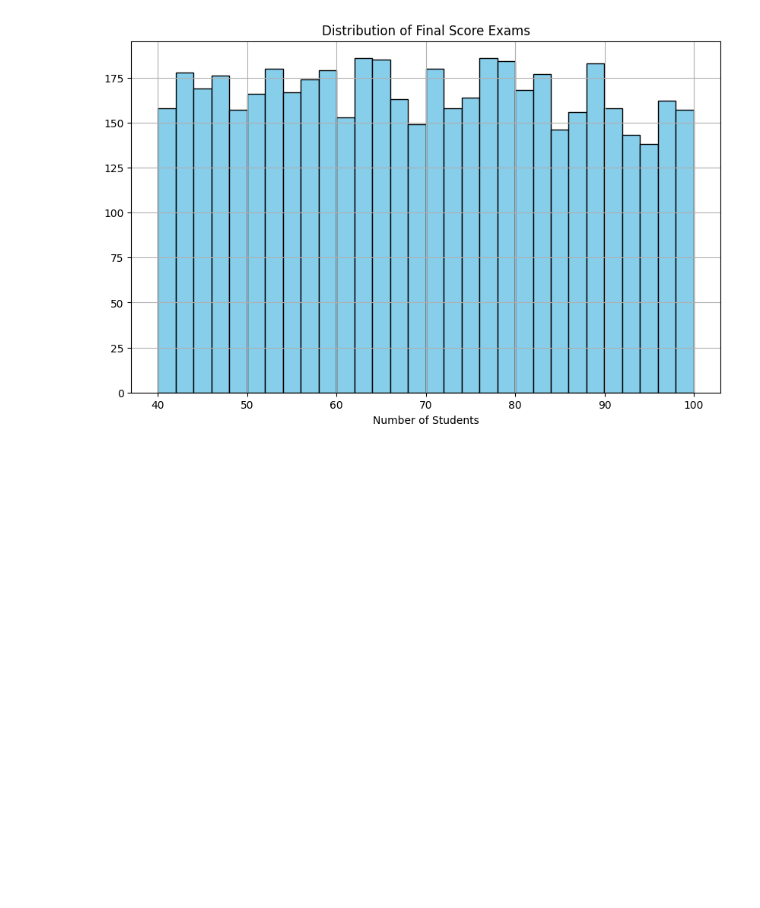
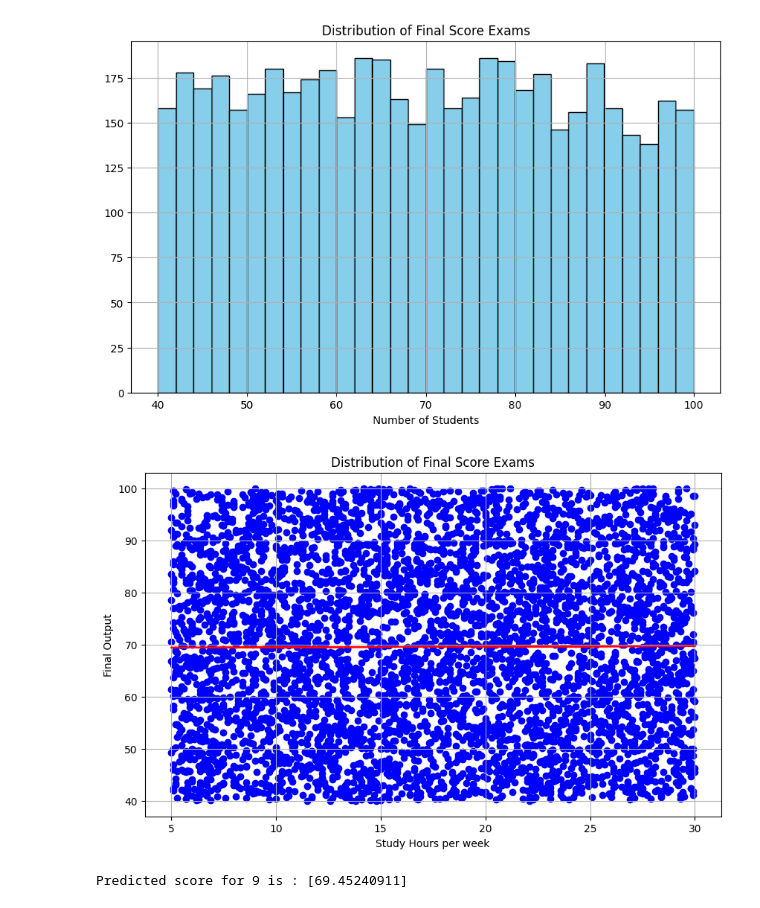
Before and after one commit to 1M-ARNAVERMA/Machine_Learning, a Jupyter notebook: Student_Score_Prediction_Project_2.ipynb, the cells around one changed output. Saved outputs shown, nothing was run; the diff lists cells and outputs as text; code cells hidden in the pictures; blank space fills up the shorter version.

```diff
--- a/Student_Score_Prediction_Project_2.ipynb
+++ b/Student_Score_Prediction_Project_2.ipynb
@@ -39,0 +42,18 @@ plt.show()
+# %%
+plt.figure(figsize = (10,6)) # 10 - width , 6 - height
+plt.scatter(x,y, color = 'blue', label = 'Actual Score')
+plt.plot(x, predicted_score, color = 'red', label="Predicted Score (Regression Line)")
+
+plt.title("Distribution of Final Score Exams")
+plt.xlabel("Study Hours per week")
+plt.ylabel("Final Output")
+plt.grid(True)
+plt.show()
+# %% [output]
+[figure, added]
+# %%
+new_hours = 9
+predicted_new_score = model.predict([[new_hours]])
+print(f"Predicted score for {new_hours} is : {predicted_new_score}")
+# %% [output]
+Predicted score for 9 is : [69.45240911]
```
Also changed, not shown: parts of 1 cell of this notebook.
